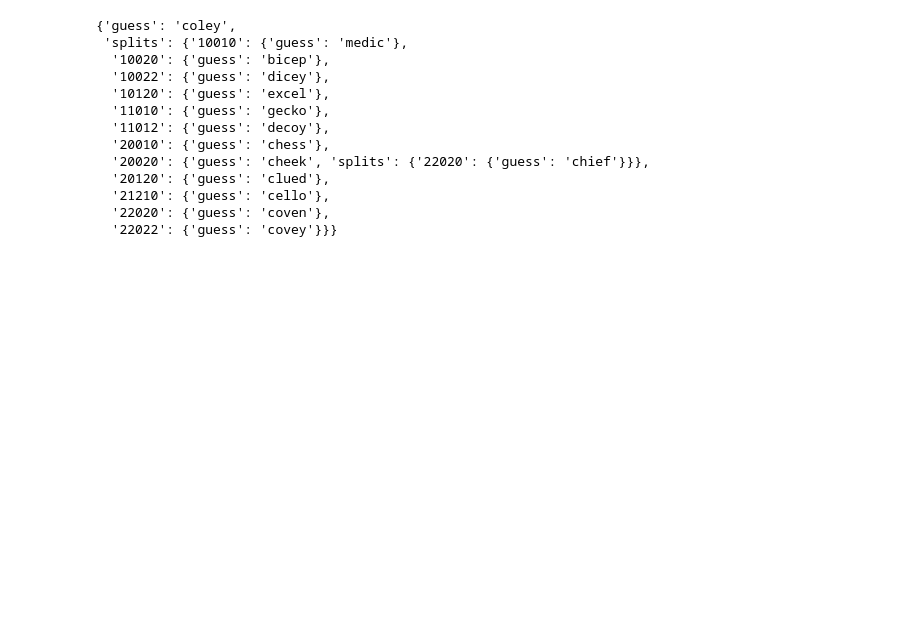
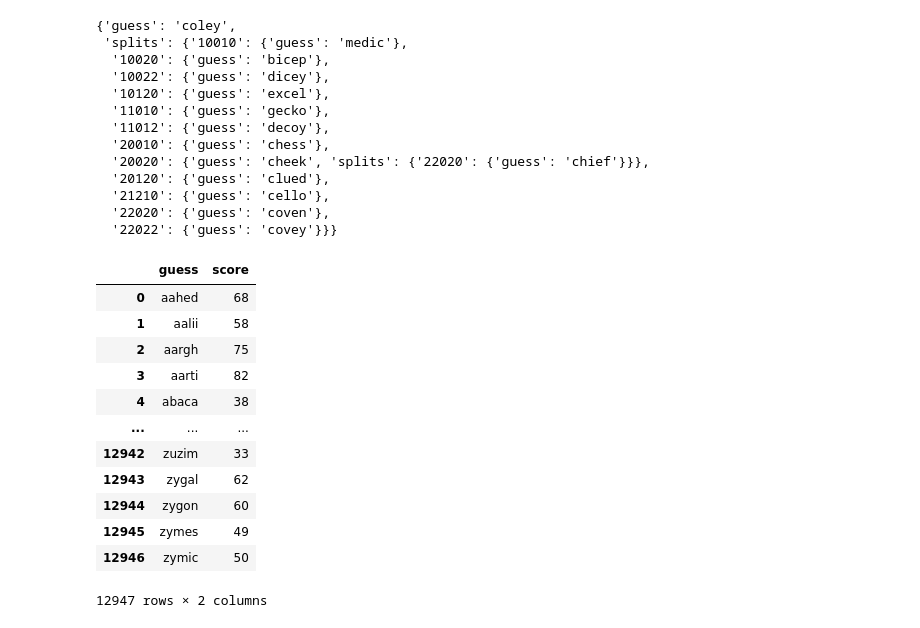
Before and after one commit to cunananm2000/WordleBot, a Jupyter notebook: sandbox.ipynb, the cells around one changed output. Saved outputs shown, nothing was run; the diff lists cells and outputs as text; code cells hidden in the pictures; blank space fills up the shorter version.

```diff
--- a/sandbox.ipynb
+++ b/sandbox.ipynb
@@ -548,3 +549,22 @@ with open('originalBestTreeList.txt','w') as g:
             res = check(curr['guess'], s)
             curr = curr['splits'][res]
         g.write(','.join(ans) + '\n')
+# %%
+df = pd.DataFrame()
+df['guess'] = G
+df['score'] = [len(getSplits(g, S)) for g in tqdm(G)]
+df
+# %% [output]
+|  | guess | score |
+| 0 | aahed | 68 |
+| 1 | aalii | 58 |
+| 2 | aargh | 75 |
+| 3 | aarti | 82 |
+| 4 | abaca | 38 |
+| ... | ... | ... |
+| 12942 | zuzim | 33 |
+| 12943 | zygal | 62 |
+| 12944 | zygon | 60 |
+| 12945 | zymes | 49 |
+| 12946 | zymic | 50 |
+12947 rows × 2 columns
```
Also changed, not shown: parts of 5 cells of this notebook.
